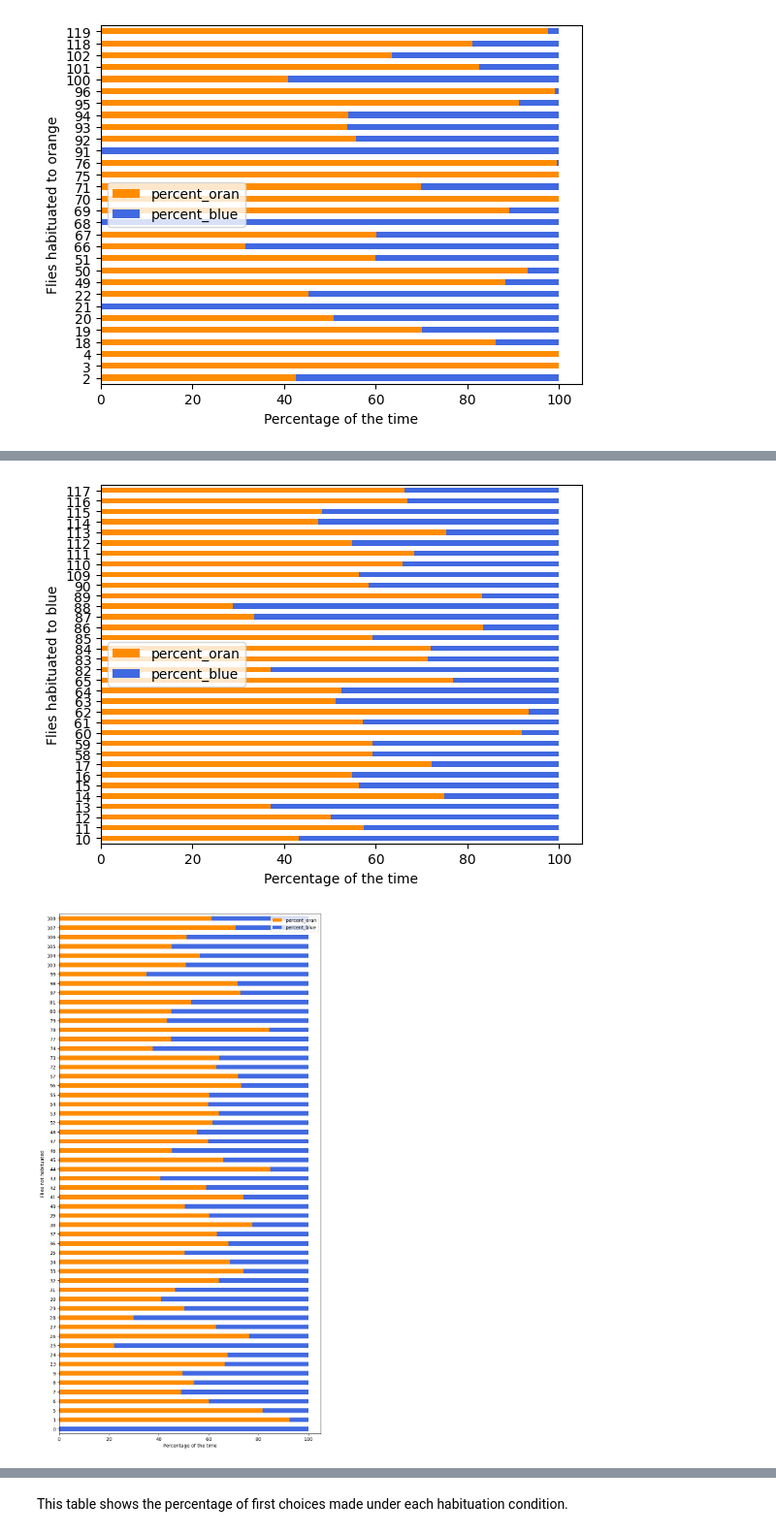
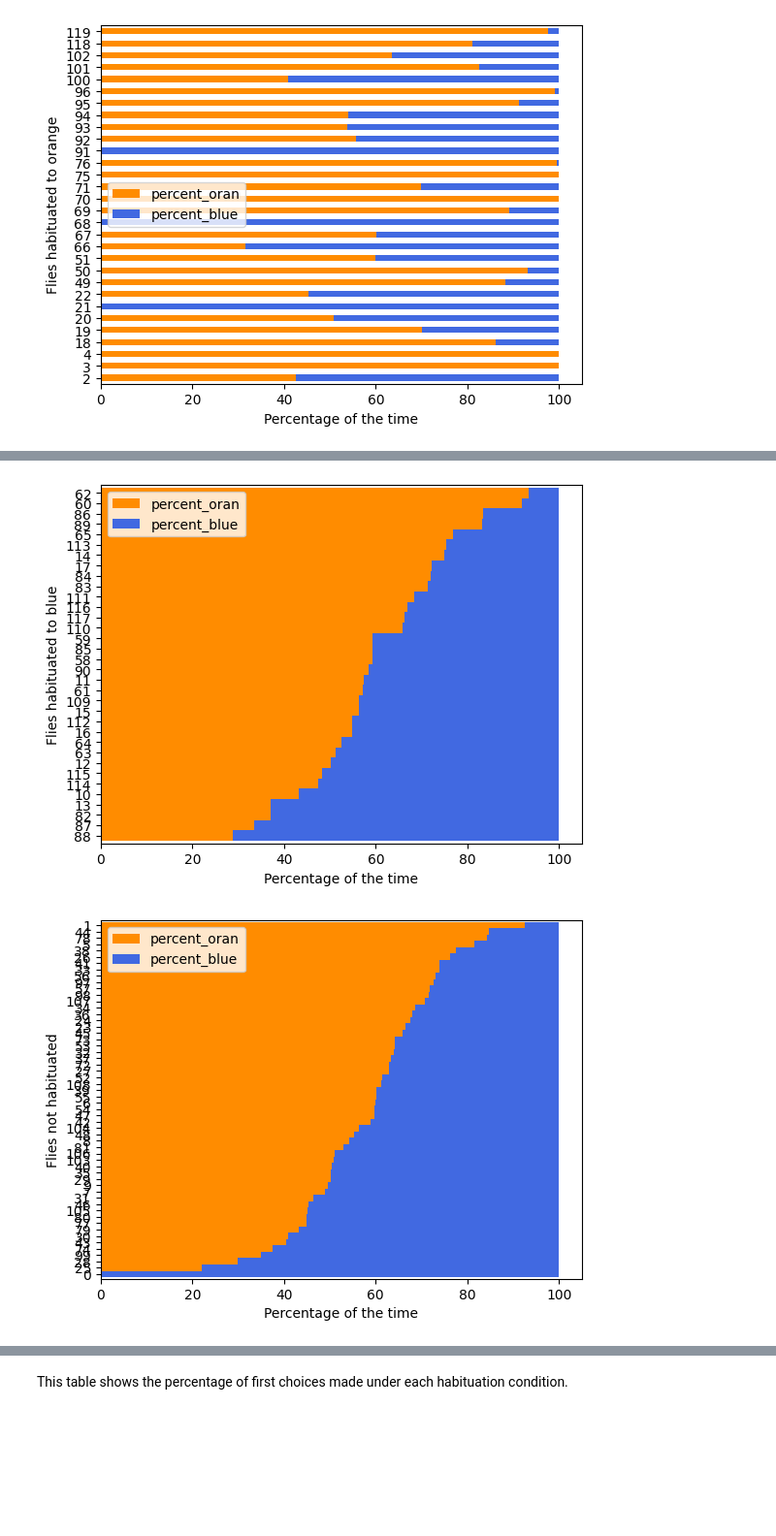
Before and after one commit to NeLy-EPFL/object_preference, a Jupyter notebook: graphs.ipynb, the cells around one changed output, grey strips where cells are left out. Shown at 97% size. Cells and saved outputs as stored; diff of their text form; code cells hidden in the pictures; blank space fills up the shorter version.

```diff
--- a/graphs.ipynb
+++ b/graphs.ipynb
@@ -376,30 +352,46 @@ df_blue.loc[:, 'total_time_food'] = df_blue['tot_time_oran'] + df_blue['tot_time
 df_blue.loc[:, 'percent_oran'] = df_blue['tot_time_oran'] / df_blue['total_time_food'] * 100
 df_blue.loc[:, 'percent_blue'] = df_blue['tot_time_blue'] / df_blue['total_time_food'] * 100
 
+# Sort the DataFrame by 'percent_oran'
+df_blue = df_blue.sort_values('percent_oran')
+
 # Plot the DataFrame
-df_blue[['percent_oran', 'percent_blue']].plot.barh(stacked=True, color=['darkorange', 'royalblue'])
+ax = df_blue[['percent_oran', 'percent_blue']].plot.barh(
+    stacked=True,
+    color=['darkorange', 'royalblue'],
+    width=1.0
+)
+
 plt.xlabel('Percentage of the time')
 plt.ylabel('Flies habituated to blue')
+
 # Show the plot
 plt.show()
 # %% [output]
-[figure, old version]
+[figure, new version]
 # %%
 # Filter the DataFrame
 df_unused = df[df['habituation_cond'] == 'unused'].copy()
 
 # Calculate the total time for each row
 df_unused.loc[:, 'total_time_food'] = df_unused['tot_time_oran'] + df_unused['tot_time_blue']
 
 # Calculate the percentage of time spent on each type of object
 df_unused.loc[:, 'percent_oran'] = df_unused['tot_time_oran'] / df_unused['total_time_food'] * 100
 df_unused.loc[:, 'percent_blue'] = df_unused['tot_time_blue'] / df_unused['total_time_food'] * 100
 
+# Sort the DataFrame by 'percent_oran'
+df_unused = df_unused.sort_values('percent_oran')
+
 # Plot the DataFrame
-df_unused[['percent_oran', 'percent_blue']].plot.barh(stacked=True, color=['darkorange', 'royalblue'], figsize=(10, 20))
+ax = df_unused[['percent_oran', 'percent_blue']].plot.barh(
+    stacked=True,
+    color=['darkorange', 'royalblue'],
+    width=1.0
+)
 plt.xlabel('Percentage of the time')
 plt.ylabel('Flies not habituated')
 # Show the plot
 plt.show()
 # %% [output]
-[figure, old version]
+[figure, new version]
```
Also changed, not shown: parts of 16 cells of this notebook, 5 other files.
